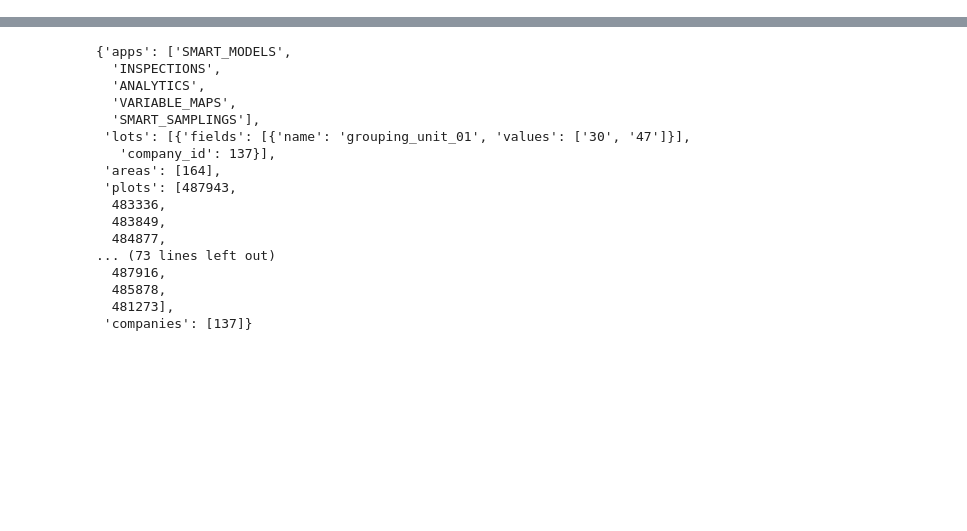
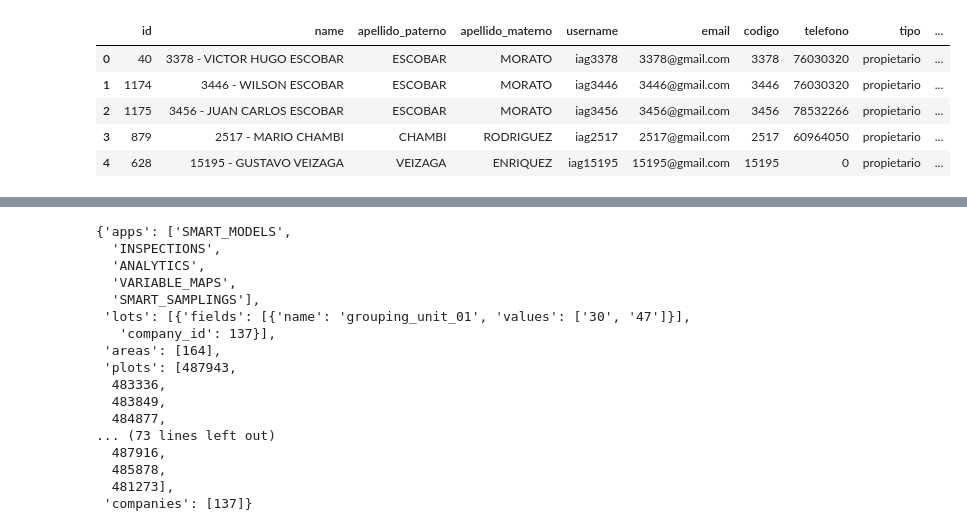
Before and after one commit to bismarksr17/utea_scripts, a Jupyter notebook: NAX/_get_samplins.ipynb, the cells around one changed output, grey strips where cells are left out. Cells and saved outputs as stored; diff of their text form; code cells hidden in the pictures; blank space fills up the shorter version.

```diff
--- a/NAX/_get_samplins.ipynb
+++ b/NAX/_get_samplins.ipynb
@@ -84,3 +84,16 @@ def crear_usuario_nax(token: str, email: str, password: str, first_name: str,
     else:
         print(f"❌ Error {response.status_code}: {response.text}")
         return None
+# %%
+PATH_CORREOS = r'C:\Documents\Ingenio Azucarero Guabira S.A\UTEA - SEMANAL - APP AGROCITTCA\LISTA_2 - CORREOS.xlsx'
+PATH_CANERO_PROP = r'C:\Documents\Ingenio Azucarero Guabira S.A\UTEA - SEMANAL - AVANCE COSECHA\2025\DELTA_X\CANERO_PROPIEDAD.xlsx'
+# %%
+df_correos = pd.read_excel(PATH_CORREOS)
+df_correos.head(5)
+# %% [output]
+|  | id | name | apellido_paterno | apellido_materno | username | email | codigo | telefono | tipo | ... |
+| 0 | 40 | 3378 - VICTOR HUGO ESCOBAR | ESCOBAR | MORATO | iag3378 | 3378@gmail.com | 3378 | 76030320 | propietario | ... |
+| 1 | 1174 | 3446 - WILSON ESCOBAR | ESCOBAR | MORATO | iag3446 | 3446@gmail.com | 3446 | 76030320 | propietario | ... |
+| 2 | 1175 | 3456 - JUAN CARLOS ESCOBAR | ESCOBAR | MORATO | iag3456 | 3456@gmail.com | 3456 | 78532266 | propietario | ... |
+| 3 | 879 | 2517 - MARIO CHAMBI | CHAMBI | RODRIGUEZ | iag2517 | 2517@gmail.com | 2517 | 60964050 | propietario | ... |
+| 4 | 628 | 15195 - GUSTAVO VEIZAGA | VEIZAGA | ENRIQUEZ | iag15195 | 15195@gmail.com | 15195 | 0 | propietario | ... |
```
Also changed, not shown: parts of 6 cells of this notebook.
